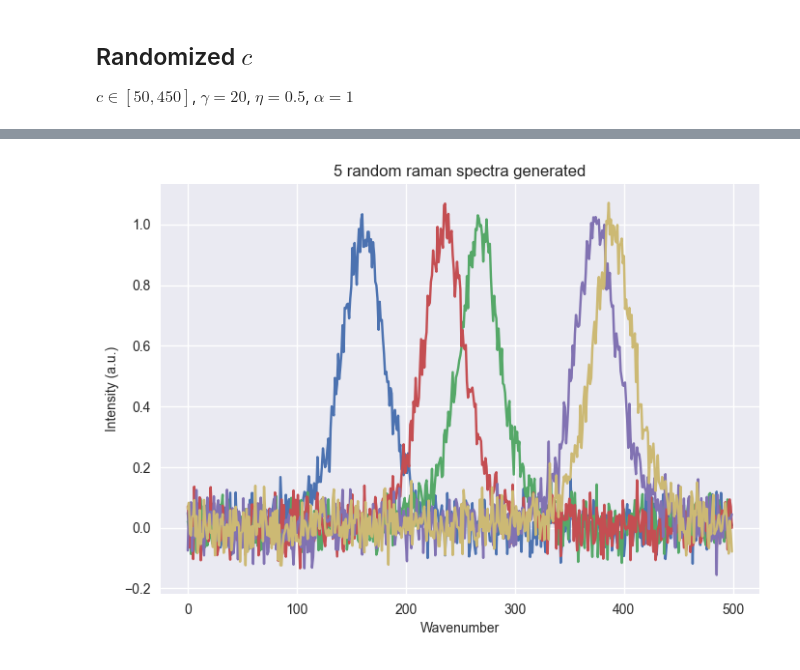
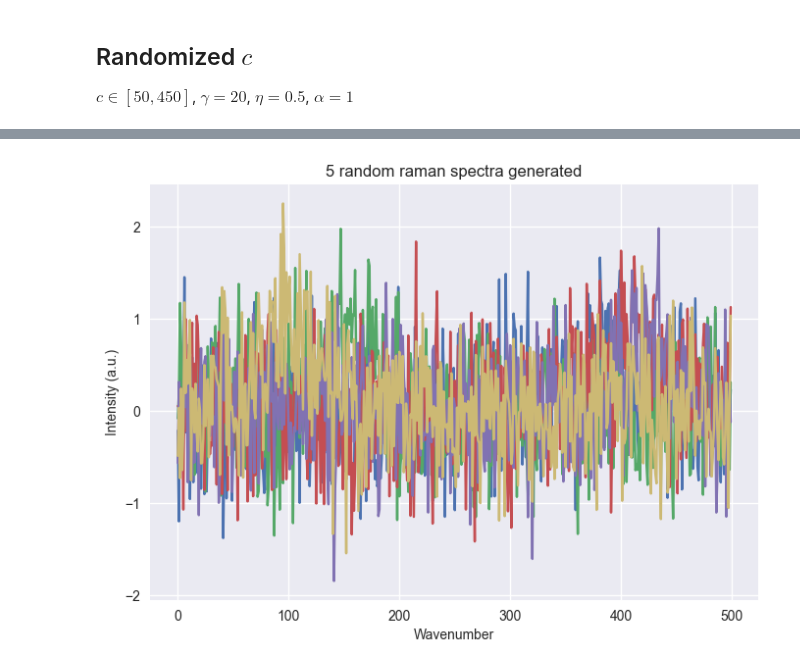
Before and after one commit to AndreasLF/amortized-inference-for-spectroscopy, a Jupyter notebook: notebooks/generate_datasets.ipynb, the cells around one changed output, grey strips where cells are left out. Saved outputs shown, nothing was run; the diff lists cells and outputs as text; code cells hidden in the pictures.

Commit message:
Updated noise in data generation to be constant and plotted grid of data

```diff
--- a/notebooks/generate_datasets.ipynb
+++ b/notebooks/generate_datasets.ipynb
@@ -28,6 +28,25 @@ def plot_spectra(random_spectra, n=5):
     plt.ylabel('Intensity (a.u.)')
     plt.title(f'{n} random raman spectra generated')
     plt.show()
+
+
+def plot_spectra_in_grid(random_spectra, n_plots=(2,2)):
+    # plot 5 random spectra
+    w, h = n_plots[0], n_plots[1]
+    fig, axs = plt.subplots(w, h, figsize=(15, 15))
+    n = 0
+    for i in range(w):
+        for j in range(h):
+            axs[i,j].plot(random_spectra[n])
+            axs[i,j].set_xlabel('Wavenumber')
+            axs[i,j].set_ylabel('Intensity (a.u.)')
+            # axs[i,j].set_title(f'Spectrum {n}')
+            n += 1
+    # Title
+    fig.suptitle(f'{n} random raman spectra generated')
+    # tight layout
+    plt.tight_layout()
+    plt.show()
 # %%
 n_train = 1000
 train_test_split = 0.8
@@ -55,7 +74,7 @@ for key, amount in {"randomized_alpha": n_train, "randomized_alpha_test": n_test
     alpha = np.random.uniform(0.5, 10, (amount, len(peaks)))
     random_spectra = np.zeros((amount, wavenumnbers))
     for i in range(amount):
-        ps = psv.generate_full_spectrum(peaks, gamma, eta, alpha[i])
+        ps = psv.generate_full_spectrum(peaks, gamma, eta, alpha[i], sigma=0.5)
         random_spectra[i] = ps
 
     c = np.tile(peaks, (amount, 1))
@@ -70,6 +89,8 @@ for key, amount in {"randomized_alpha": n_train, "randomized_alpha_test": n_test
     save_to_file(f'{key}_parameters', parameters)
 
 plot_spectra(random_spectra, 5)
+
+plot_spectra_in_grid(random_spectra, (5,5))
 # %% [output]
 Generating data with 1 peak, 1000 datapoints, 500 wavenumbers
 Parametes: peaks = [250], gamma = [20], eta = [0.5], alpha = [0.5, 10]
@@ -111,6 +133,8 @@ for key, amount in {"randomized_c": n_train, "randomized_c_test": n_test}.items(
     save_to_file(f'{key}_parameters', parameters)
 
 plot_spectra(random_spectra, 5)
+
+plot_spectra_in_grid(random_spectra, (5,5))
 # %% [output]
 Generating data with 1 peak, 1000 datapoints, 500 wavenumbers
 Parametes: peaks = [50, 450], gamma = [20], eta = [0.5], alpha = [1]
@@ -121 +145 @@ Data saved on 2023-04-12 11:38:06 to ./data/randomized_c_test_parameters_2023-04
-[figure, old version]
+[figure, new version]
```
Also changed, not shown: parts of 2 cells of this notebook, 9 other files.
